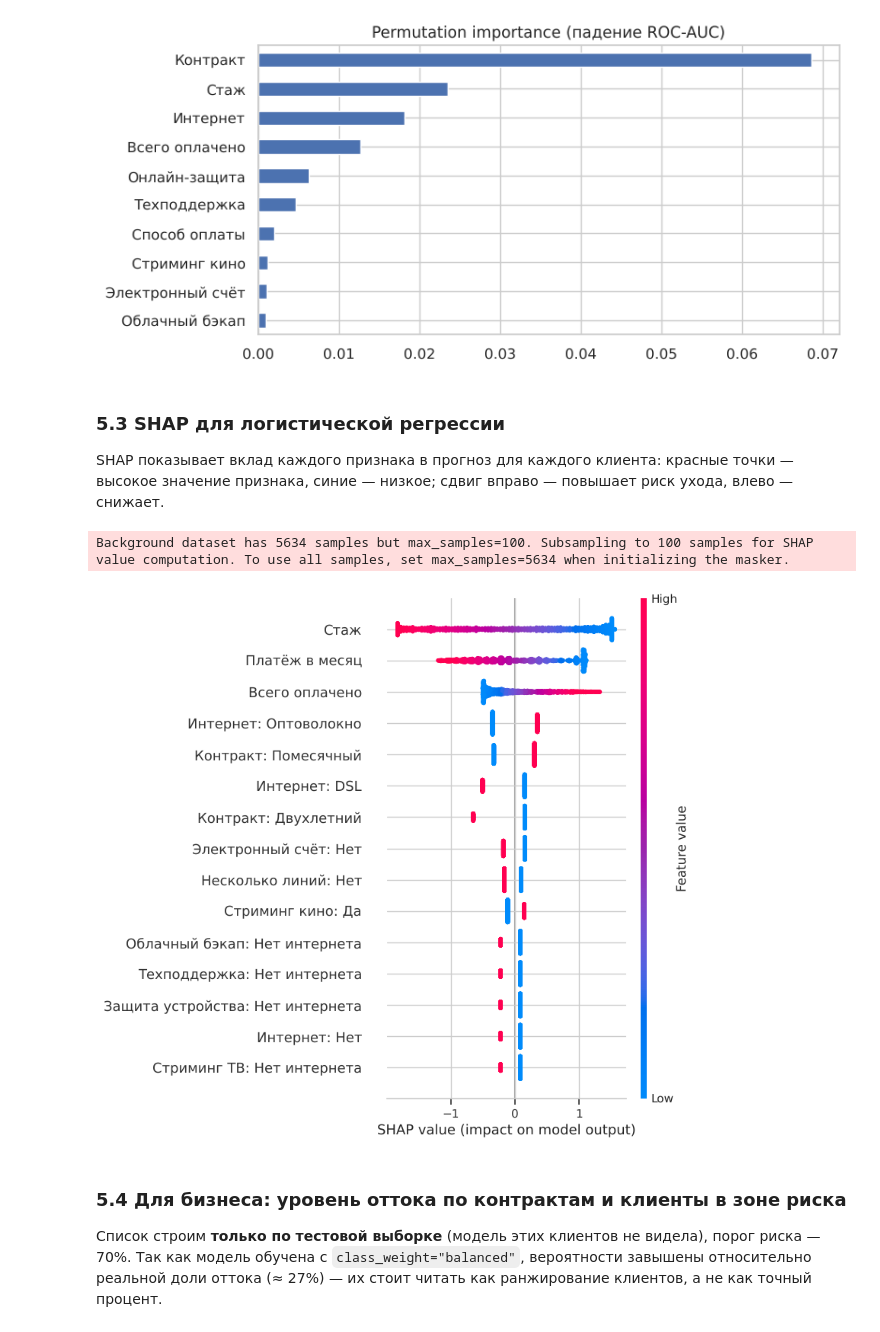
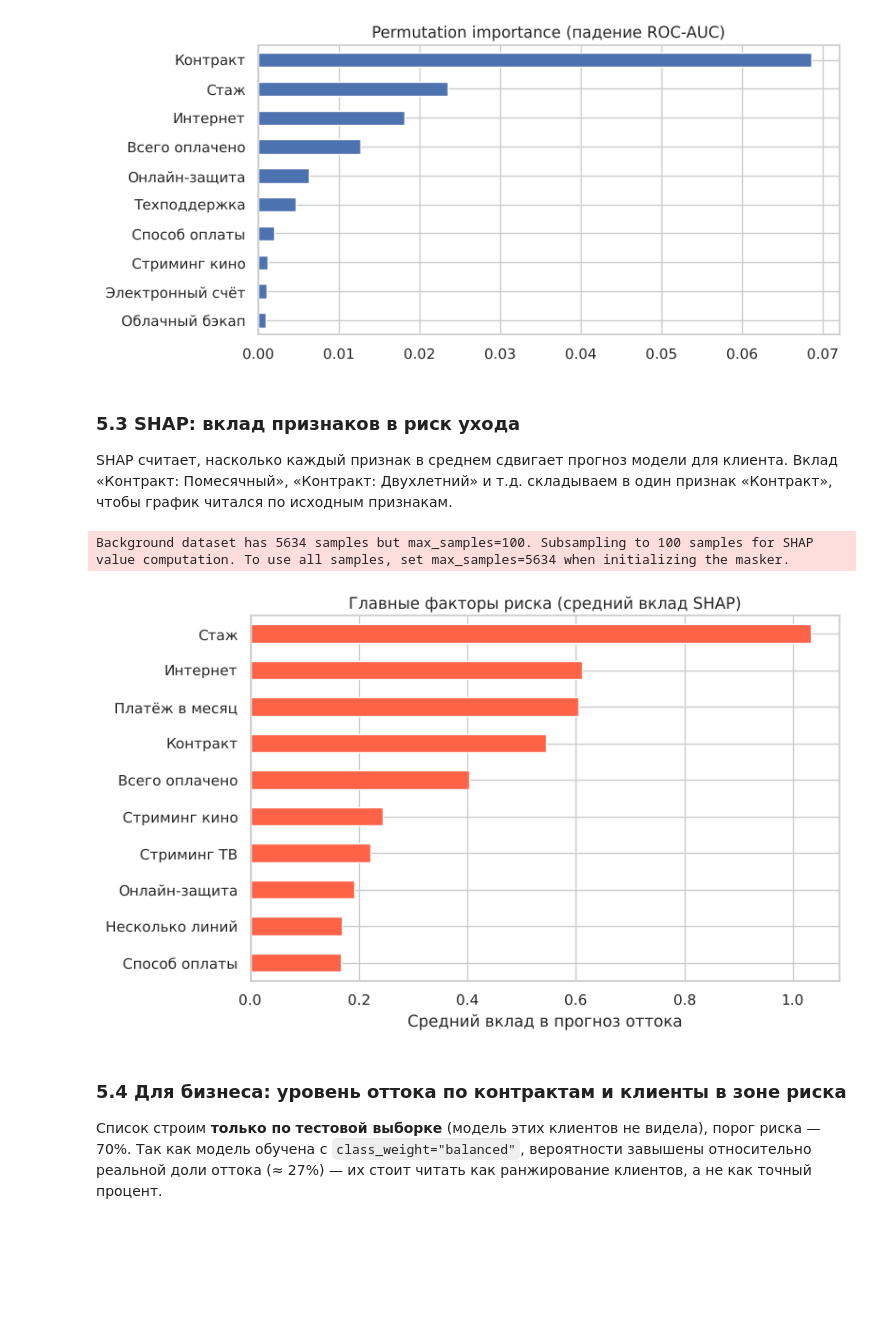
Before and after one commit to niksahn/magistrProject, a Jupyter notebook: churn_telco.ipynb, the cells around one changed output. Drawn from its saved outputs; the diff is of its cells as text; code cells hidden in the pictures; blank space fills up the shorter version.

```diff
--- a/churn_telco.ipynb
+++ b/churn_telco.ipynb
@@ -411,23 +409,30 @@ imp = pd.Series(perm.importances_mean, index=X_test.columns).sort_values()
 imp.tail(10).plot.barh(figsize=(8, 4), title="Permutation importance (падение ROC-AUC)");
 # %% [output]
 [figure]
-# %% [markdown]
-### 5.3 SHAP для логистической регрессии
-SHAP показывает вклад каждого признака в прогноз для каждого клиента: красные точки — высокое значение признака, синие — низкое;
-сдвиг вправо — повышает риск ухода, влево — снижает.
+# %% [markdown]
+### 5.3 SHAP: вклад признаков в риск ухода
+SHAP считает, насколько каждый признак в среднем сдвигает прогноз модели для клиента.
+Вклад «Контракт: Помесячный», «Контракт: Двухлетний» и т.д. складываем в один признак «Контракт», чтобы график читался по исходным признакам.
 # %%
 import shap
 
 prep, lr_model = lr.named_steps["prep"], lr.named_steps["model"]
 to_dense = lambda m: m.toarray() if hasattr(m, "toarray") else np.asarray(m)
 X_train_t, X_test_t = to_dense(prep.transform(X_train)), to_dense(prep.transform(X_test))
 
 explainer = shap.LinearExplainer(lr_model, X_train_t)
-shap_values = explainer.shap_values(X_test_t)
-shap.summary_plot(shap_values, X_test_t, feature_names=names, max_display=15)
+shap_df = pd.DataFrame(explainer.shap_values(X_test_t), columns=names)
+
+# «Контракт: Помесячный» -> «Контракт»: суммируем вклад всех категорий одного признака
+original_feature = shap_df.columns.str.split(": ").str[0]
+importance = shap_df.T.groupby(original_feature).sum().T.abs().mean().sort_values()
+
+importance.tail(10).plot.barh(figsize=(8, 5), color="tomato",
+                              title="Главные факторы риска (средний вклад SHAP)")
+plt.xlabel("Средний вклад в прогноз оттока");
 # %% [output]
 Background dataset has 5634 samples but max_samples=100. Subsampling to 100 samples for SHAP value computation. To use all samples, set max_samples=5634 when initializing the masker.
-[figure, old version]
+[figure, new version]
 # %% [markdown]
 ### 5.4 Для бизнеса: уровень оттока по контрактам и клиенты в зоне риска
 Список строим **только по тестовой выборке** (модель этих клиентов не видела), порог риска — 70%.
```
Also changed, not shown: parts of 2 cells of this notebook.
